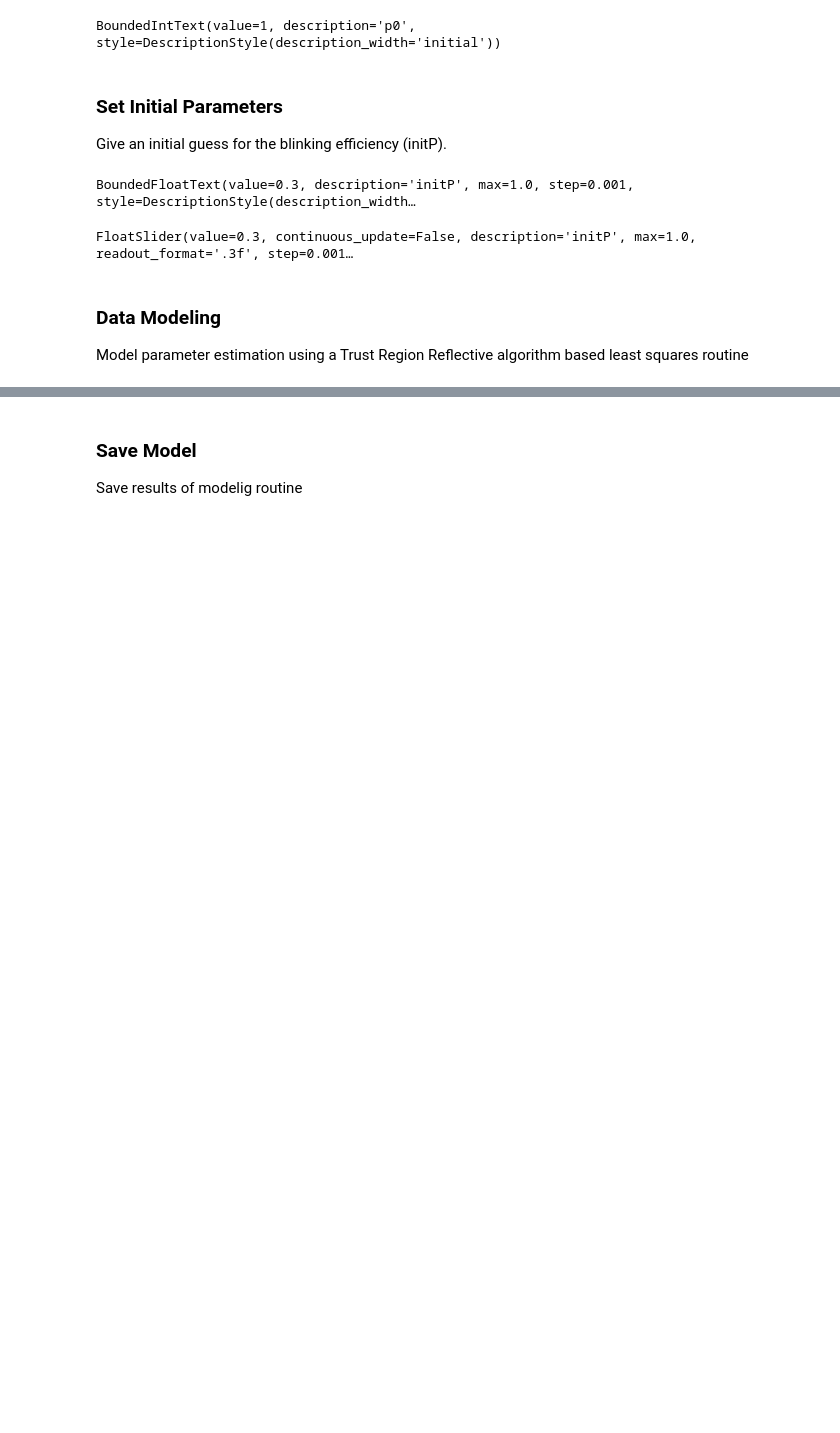
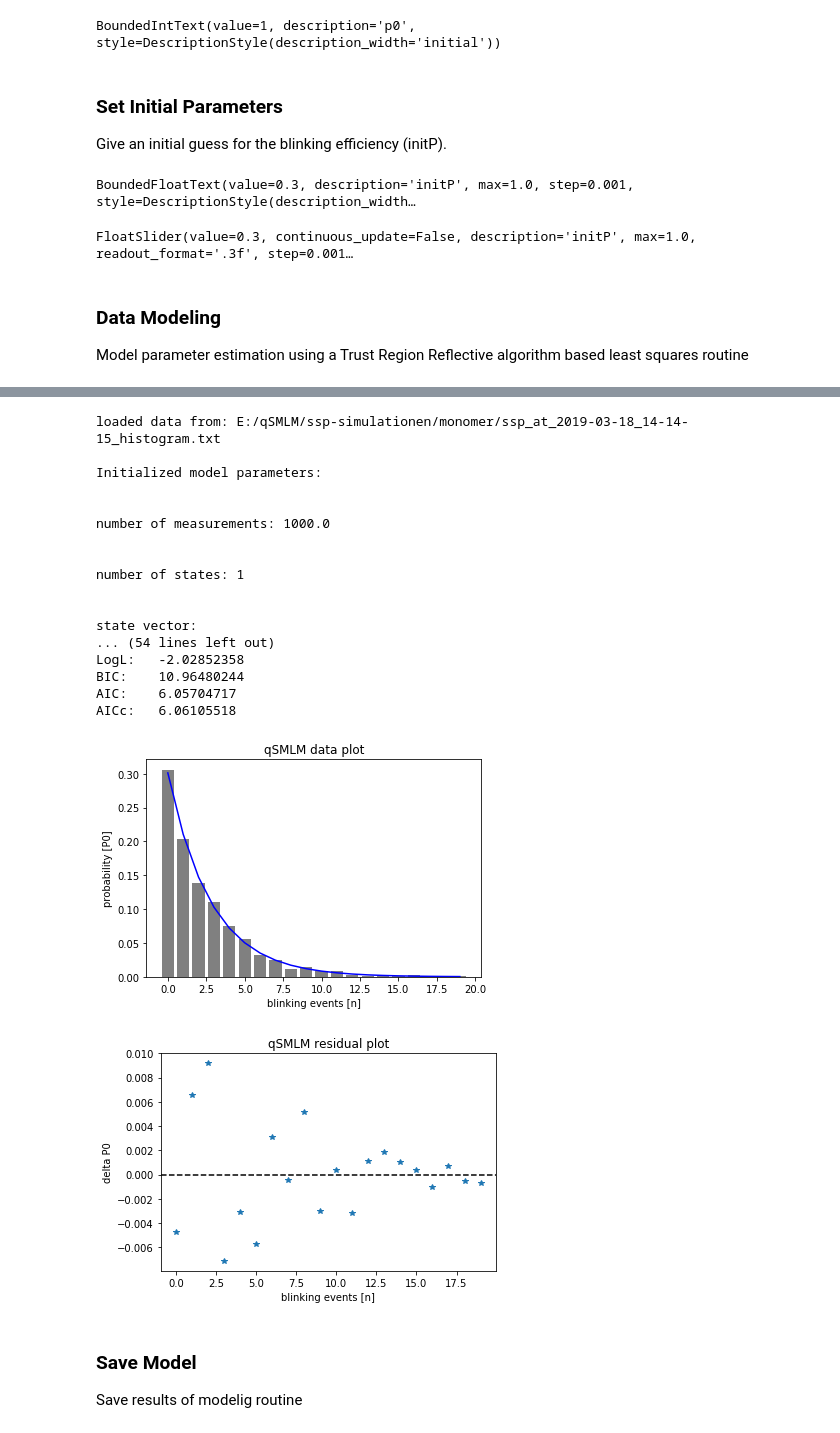
Before and after one commit to SMLMS/qSMLM, a Jupyter notebook: qSMLM_p_estimator.ipynb, the cells around one changed output, grey strips where cells are left out. Cells and saved outputs as stored; diff of their text form; code cells hidden in the pictures; blank space fills up the shorter version.

```diff
--- a/qSMLM_p_estimator.ipynb
+++ b/qSMLM_p_estimator.ipynb
@@ -56,16 +56,36 @@ Model parameter estimation using a Trust Region Reflective algorithm  based leas
 # %%
 display(widgets.analysisButton)
 def runAnalysis(event):
     widgets.clearOutput()
+    display(widgets.analysisButton)
     if widgets.fileName:
         modeller.runAnalysis(n=widgets.nText.value,
                              p0=widgets.p0Text.value,
                              initP=widgets.initPText.value,
                              fileName = widgets.fileName)
 
 widgets.analysisButton.on_click(runAnalysis)
 # %% [output]
 [interactive output not drawn]
+loaded data from: E:/qSMLM/ssp-simulationen/monomer/ssp_at_2019-03-18_14-14-15_histogram.txt
+
+Initialized model parameters:
+
+
+number of measurements: 1000.0
+
+
+number of states: 1
+
+
+state vector:
+... (54 lines left out)
+LogL:   -2.02852358
+BIC:    10.96480244
+AIC:    6.05704717
+AICc:   6.06105518
+[figure, added]
+[figure, added]
 # %% [markdown]
 ### Save Model
 Save results of modelig routine
```
Also changed, not shown: parts of 1 cell of this notebook, 4 other files.
